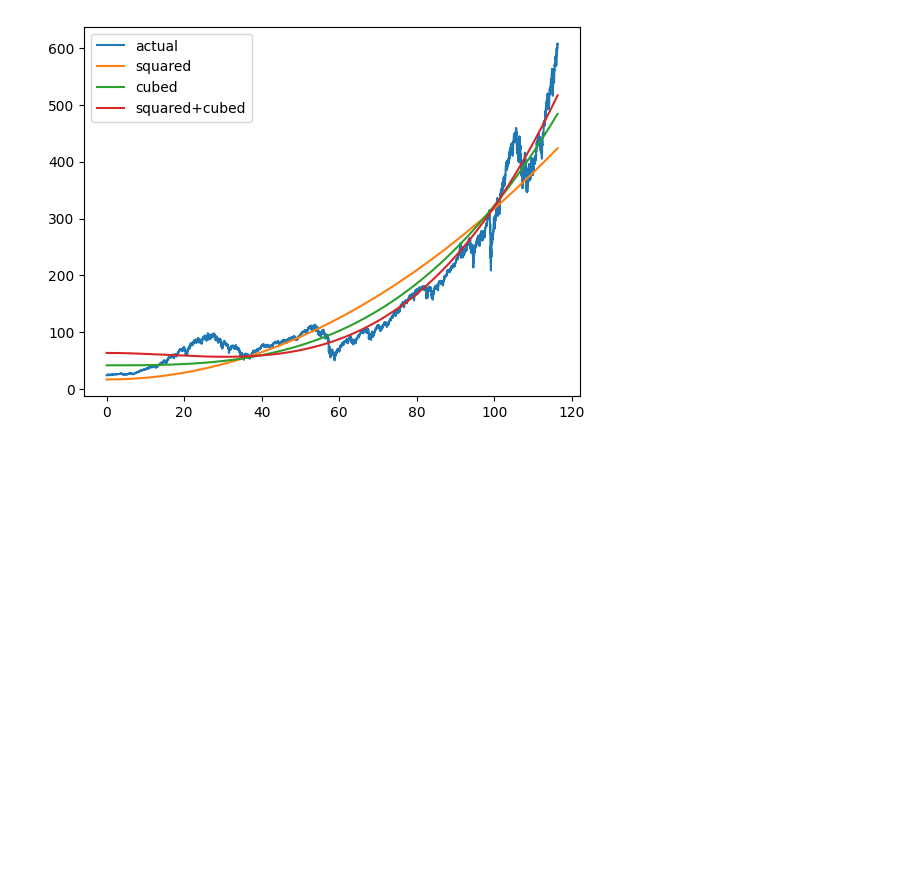
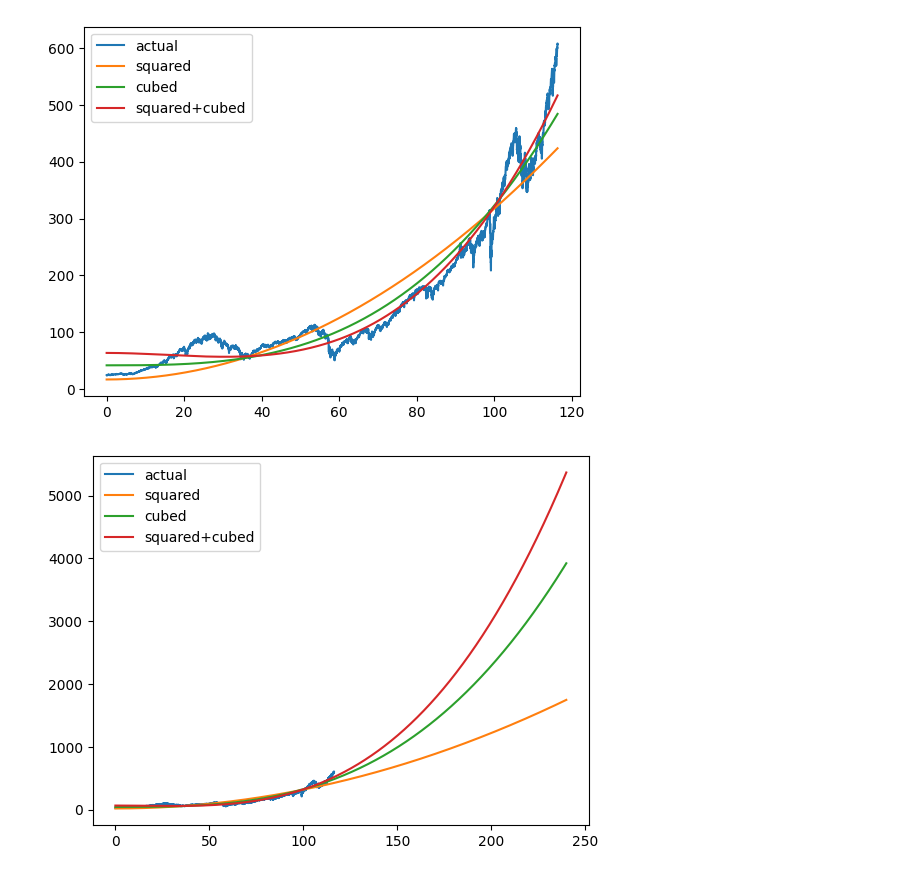
Before and after one commit to dhcchh/SPY-Analytics-Forecasting-Project, a Jupyter notebook: ML-Notebooks/regression_baseline.ipynb, the cells around one changed output. Saved outputs shown, nothing was run; the diff lists cells and outputs as text; code cells hidden in the pictures; blank space fills up the shorter version.

Commit message:
Add 20 years future predictions

```diff
--- a/ML-Notebooks/regression_baseline.ipynb
+++ b/ML-Notebooks/regression_baseline.ipynb
@@ -92,3 +92,24 @@ plt.legend()
 plt.show()
 # %% [output]
 [figure]
+# %%
+future_days = [*range(24000)]
+future_days = np.array(list(map(lambda x:x/100, future_days))).reshape(-1,1)
+X = pd.DataFrame(future_days,columns=['index'])
+X = (X
+    .assign(index_sq=X['index'].apply(lambda x:x**2))
+    .assign(index_cube=X['index'].apply(lambda x:x**3))
+    )
+# %%
+poly_2_future = poly_2.predict(X[['index_sq']])
+poly_3_future = poly_3.predict(X[['index_cube']])
+poly_2_3_future = poly_2_3.predict(X[['index_sq','index_cube']])
+# %%
+plt.plot(df_month_test['index'],df_month_test['close_price'],label='actual')
+plt.plot(future_days,poly_2_future,label='squared')
+plt.plot(future_days,poly_3_future,label='cubed')
+plt.plot(future_days,poly_2_3_future,label='squared+cubed')
+plt.legend()
+plt.show()
+# %% [output]
+[figure, added]
```
